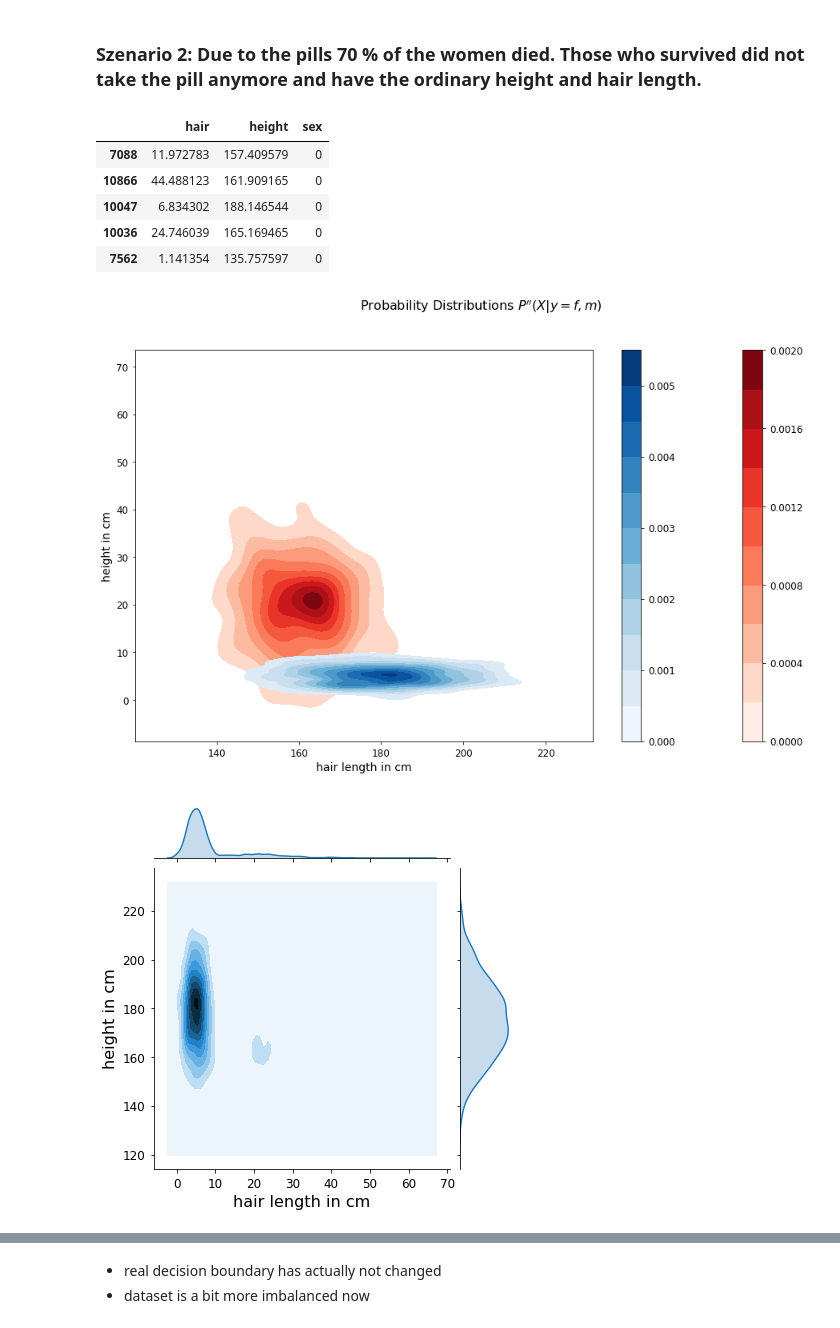
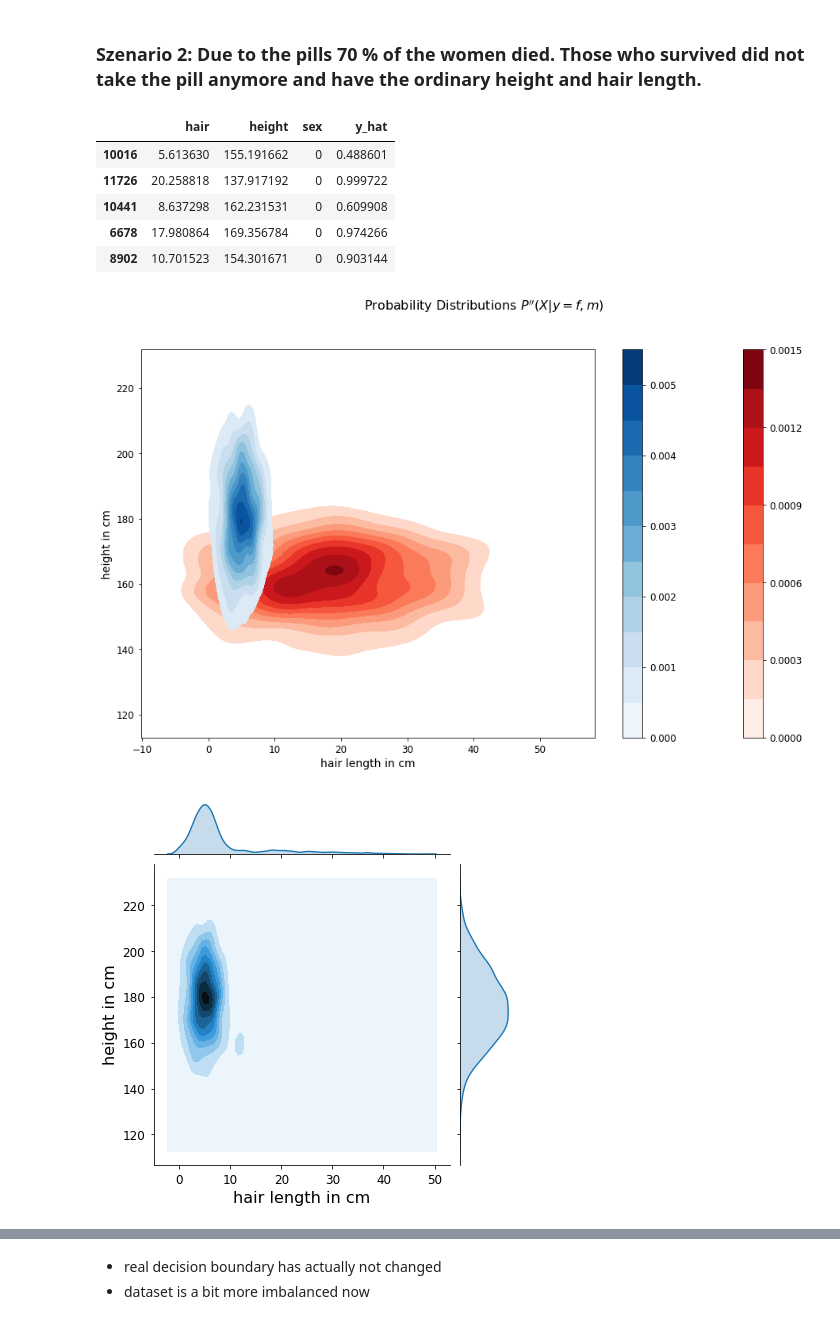
Before and after one commit to Jodahr/learning, a Jupyter notebook: logging/male_or_female.ipynb, the cells around one changed output, grey strips where cells are left out. Saved outputs shown, nothing was run; the diff lists cells and outputs as text; code cells hidden in the pictures.

```diff
--- a/logging/male_or_female.ipynb
+++ b/logging/male_or_female.ipynb
@@ -92 +130,4 @@ clf = LogisticRegression()
+# %%
+# init model
+clf = LogisticRegression(solver='lbfgs')
 # %%
@@ -182,0 +248,2 @@ df_test_1 = df_test.copy()
+# %%
+df_test['y_hat'] = clf.predict_proba(X_test)[:,0]
@@ -380,30 +531,30 @@ df_test_2 = pd.concat([df_f_new, df_m], axis=0)
 # %%
 df_test_2.head()
 # %% [output]
-|  | hair | height | sex |
-| 7088 | 11.972783 | 157.409579 | 0 |
-| 10866 | 44.488123 | 161.909165 | 0 |
-| 10047 | 6.834302 | 188.146544 | 0 |
-| 10036 | 24.746039 | 165.169465 | 0 |
-| 7562 | 1.141354 | 135.757597 | 0 |
+|  | hair | height | sex | y_hat |
+| 10016 | 5.613630 | 155.191662 | 0 | 0.488601 |
+| 11726 | 20.258818 | 137.917192 | 0 | 0.999722 |
+| 10441 | 8.637298 | 162.231531 | 0 | 0.609908 |
+| 6678 | 17.980864 | 169.356784 | 0 | 0.974266 |
+| 8902 | 10.701523 | 154.301671 | 0 | 0.903144 |
 # %%
 # p(X| y=f,m)
 fig, ax = plt.subplots(nrows=1, figsize=(16,9))
 df_m = df_test_2[df_test['sex'] == 1]
 df_f = df_test_2[df_test['sex'] == 0]
-sns.kdeplot(df_f['height'], df_f['hair'], ax=ax,cmap="Reds", shade=True, shade_lowest=False, cbar=True, label='f')
-sns.kdeplot(df_m['height'], df_m['hair'], ax=ax,cmap="Blues", shade=True, shade_lowest=False, cbar=True, label='m' )
+sns.kdeplot(df_f['hair'], df_f['height'], ax=ax,cmap="Reds", shade=True, shade_lowest=False, cbar=True, label='f')
+sns.kdeplot(df_m['hair'], df_m['height'], ax=ax,cmap="Blues", shade=True, shade_lowest=False, cbar=True, label='m' )
 
 fig.suptitle(r"Probability Distributions $P''(X\vert y=f,m)$")
 ax.set_xlabel('hair length in cm')
 ax.set_ylabel('height in cm')
 fig.savefig('cond_ppprimex.pdf', bbox_inches='tight')
 
 
 #ax.legend()
 #sns.jointplot(data=df_test[df_test['sex'] == 1], x='height', y='hair', kind='kde', ax=ax)
 # %% [output]
-[figure, old version]
+[figure, new version]
 # %%
 # p(x)
 g = sns.jointplot(data=df_test_2, x='hair', y='height', kind='kde')
@@ -411,7 +562,7 @@ g.set_axis_labels('hair length in cm', 'height in cm', fontsize=16)
 #g.set_axis_labels('hair length in cm', 'height in cm', fontsize=16)
 g.savefig('joint_ppprimex.pdf', bbox_inches='tight')
 # %% [output]
-[figure, old version]
+[figure, new version]
 # %%
 # p(y)
 
```
Also changed, not shown: parts of 66 cells of this notebook.
